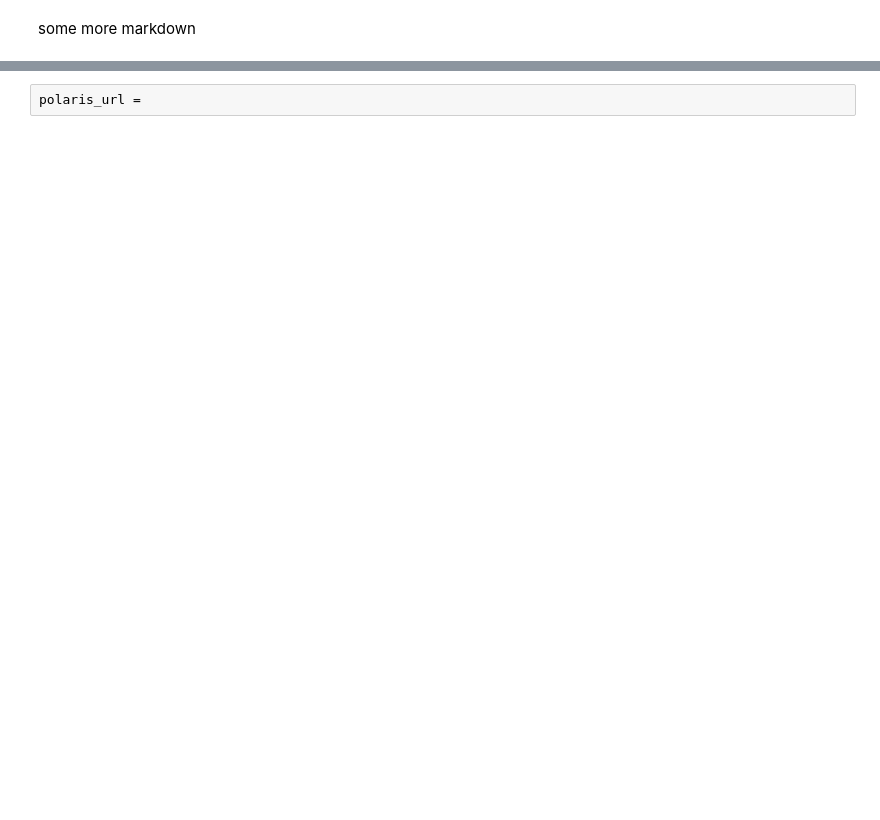
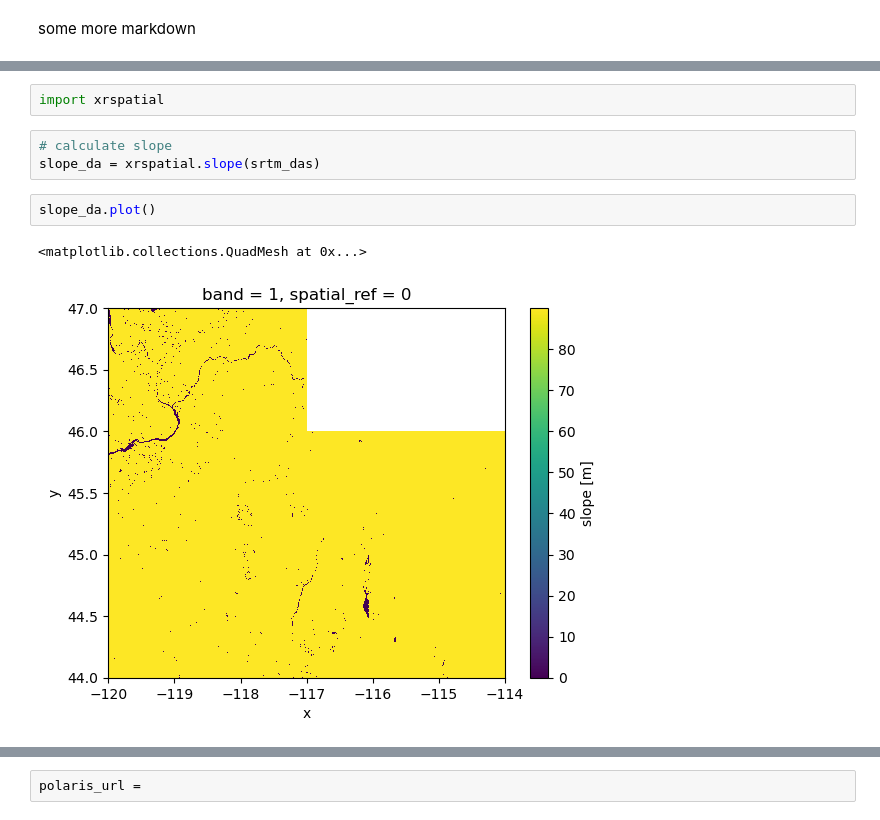
Before and after one commit to cmq879/earth-analytics-habitat-suitability-finalproject, a Jupyter notebook: starting-code.ipynb, the cells around one changed output, grey strips where cells are left out. Cells and saved outputs as stored; diff of their text form; blank space fills up the shorter version.

```diff
--- a/starting-code.ipynb
+++ b/starting-code.ipynb
@@ -81,0 +219,10 @@ Umatilla National Forest
+# %%
+import xrspatial
+# %%
+# calculate slope
+slope_da = xrspatial.slope(srtm_das)
+# %%
+slope_da.plot()
+# %% [output]
+<matplotlib.collections.QuadMesh at 0x...>
+[figure, added]
```
Also changed, not shown: parts of 20 cells of this notebook.
